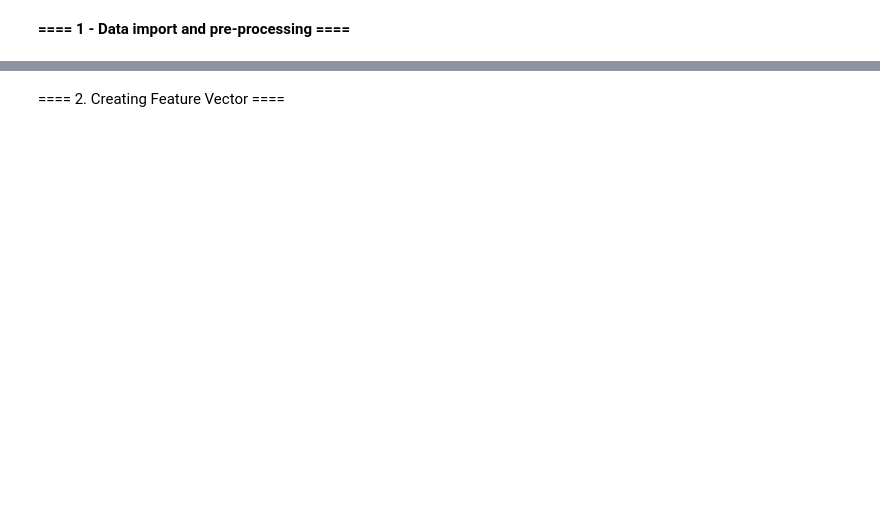
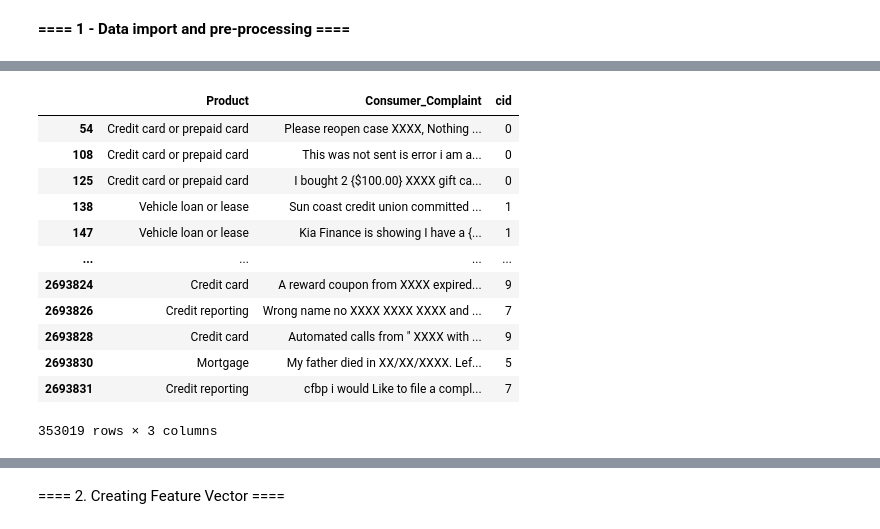
Before and after one commit to AdithyaKahawanugoda/ML_Assignment2_IT19105208_IT19091044_IT19105826_IT19170480, a Jupyter notebook: run.ipynb, the cells around one changed output, grey strips where cells are left out. Cells and saved outputs as stored; diff of their text form; code cells hidden in the pictures; blank space fills up the shorter version.

```diff
--- a/run.ipynb
+++ b/run.ipynb
@@ -70,7 +166,28 @@ df
+# %%
+np.random.seed(10)
+remove_n = 200000
+drop_indices = np.random.choice(df.index, remove_n, replace=False)
+df = df.drop(drop_indices)
+df.shape
 # %%
 # manually add specific id to each product type
-cid={'Credit reporting':0, 'Student loan':1, 'Mortgage':2, 'Debt collection':3, 'Vehicle loan or lease':4, 'Credit card or prepaid card':5, 'Checking or savings account':6, 'Money transfer, virtual currency, or money service':7, 'Credit card':8, 'Payday loan, title loan, or personal loan':9, 'Bank account or service':10, 'Credit reporting, credit repair services, or other personal consumer reports':11}
-df['cid']=df['Product'].map(cid)
+# cid={'Credit reporting':0, 'Student loan':1, 'Mortgage':2, 'Debt collection':3, 'Vehicle loan or lease':4, 'Credit card or prepaid card':5, 'Checking or savings account':6, 'Money transfer, virtual currency, or money service':7, 'Credit card':8, 'Payday loan, title loan, or personal loan':9, 'Bank account or service':10}
+# df['cid']=df['Product'].map(cid)
+df['cid'] = df['Product'].factorize()[0]
 df
+# %% [output]
+|  | Product | Consumer_Complaint | cid |
+| 54 | Credit card or prepaid card | Please reopen case XXXX, Nothing ... | 0 |
+| 108 | Credit card or prepaid card | This was not sent is error i am a... | 0 |
+| 125 | Credit card or prepaid card | I bought 2 {$100.00} XXXX gift ca... | 0 |
+| 138 | Vehicle loan or lease | Sun coast credit union committed ... | 1 |
+| 147 | Vehicle loan or lease | Kia Finance is showing I have a {... | 1 |
+| ... | ... | ... | ... |
+| 2693824 | Credit card | A reward coupon from XXXX expired... | 9 |
+| 2693826 | Credit reporting | Wrong name no XXXX XXXX XXXX and ... | 7 |
+| 2693828 | Credit card | Automated calls from " XXXX with ... | 9 |
+| 2693830 | Mortgage | My father died in XX/XX/XXXX. Lef... | 5 |
+| 2693831 | Credit reporting | cfbp i would Like to file a compl... | 7 |
+353019 rows × 3 columns
 # %%
 df['Product'].value_counts()
```
Also changed, not shown: parts of 26 cells of this notebook.
